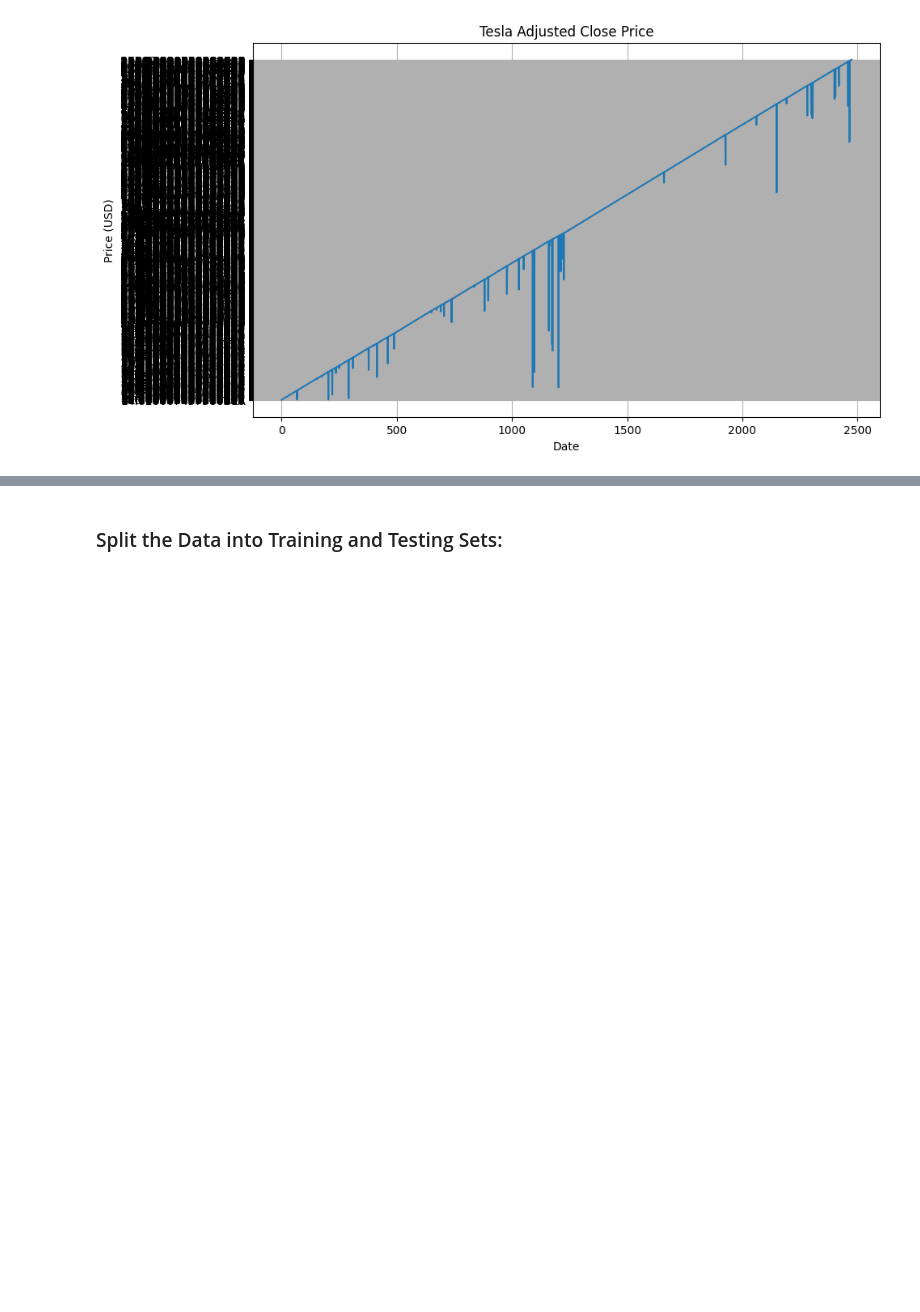
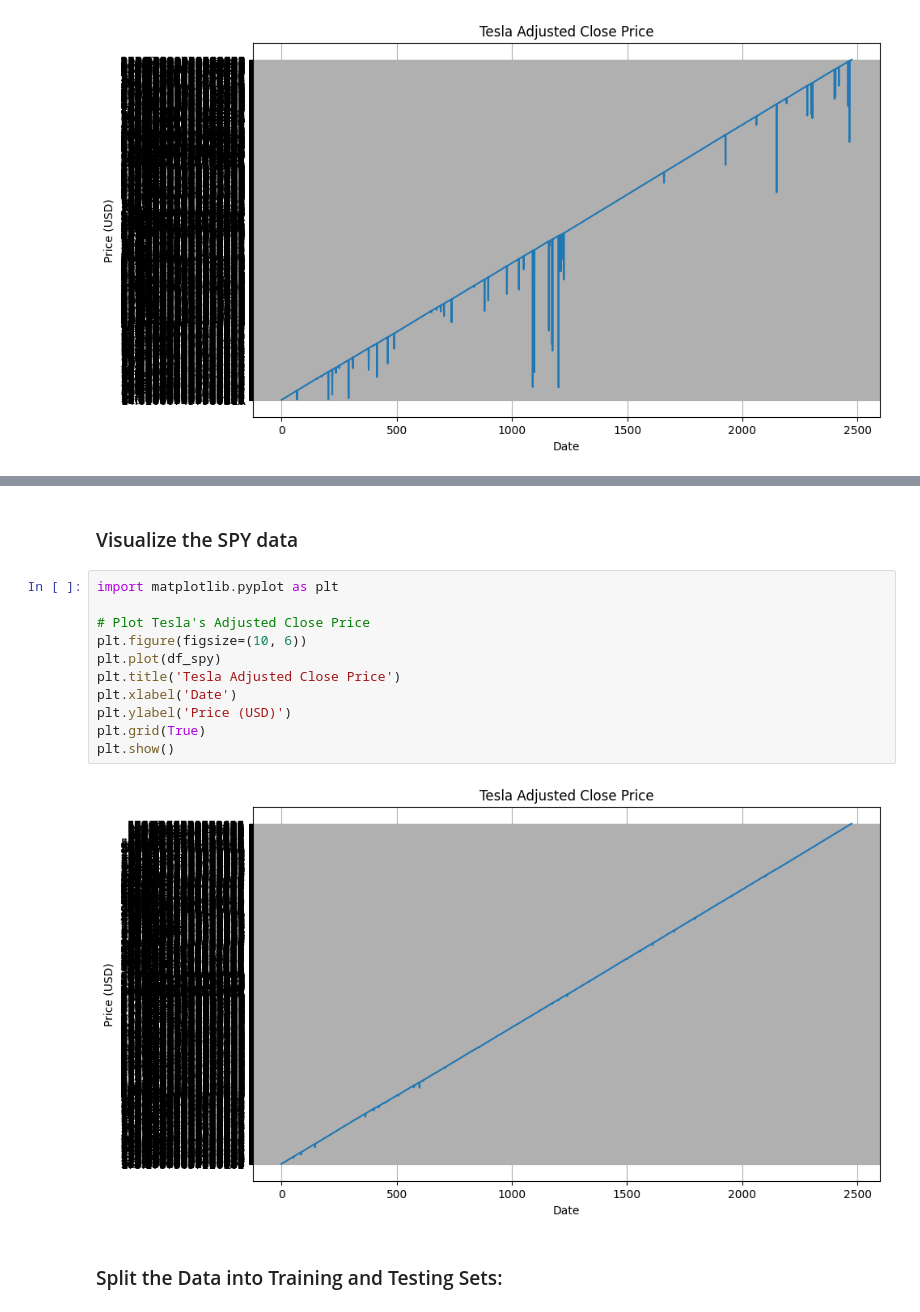
Before and after one commit to wubeabera123/GMF-Portfolio-Forecasting, a Jupyter notebook: notebooks/model.ipynb, the cells around one changed output, grey strips where cells are left out. Cells and saved outputs as stored; diff of their text form; blank space fills up the shorter version.

```diff
--- a/notebooks/model.ipynb
+++ b/notebooks/model.ipynb
@@ -54,3 +95,18 @@ plt.show()
+# %% [markdown]
+### Visualize the SPY data
+# %%
+import matplotlib.pyplot as plt
+
+# Plot Tesla's Adjusted Close Price
+plt.figure(figsize=(10, 6))
+plt.plot(df_spy)
+plt.title('Tesla Adjusted Close Price')
+plt.xlabel('Date')
+plt.ylabel('Price (USD)')
+plt.grid(True)
+plt.show()
+# %% [output]
+[figure, added]
 # %% [markdown]
 ### Split the Data into Training and Testing Sets:
 # %%
```
Also changed, not shown: parts of 31 cells of this notebook, 1 other file.
